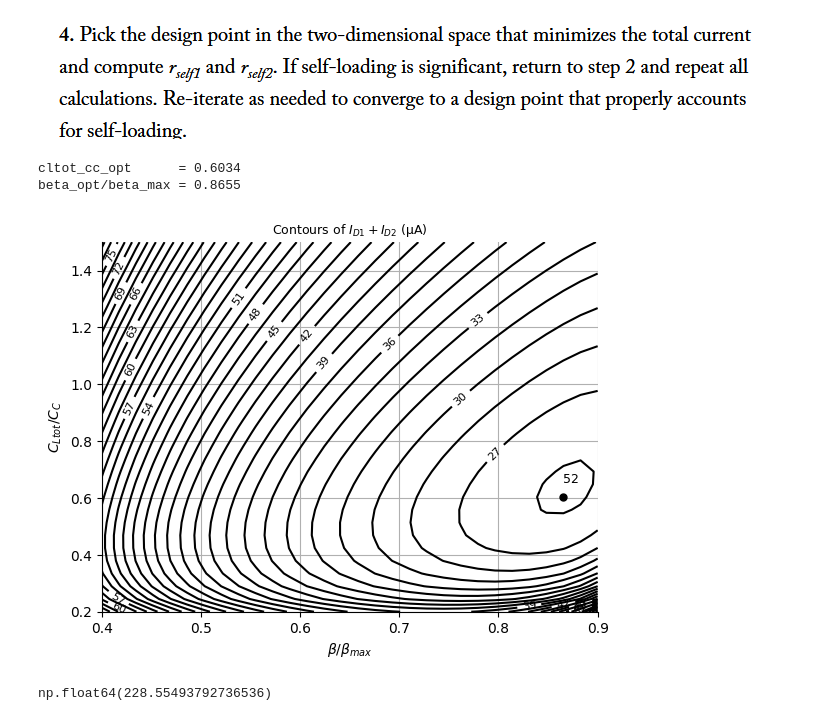
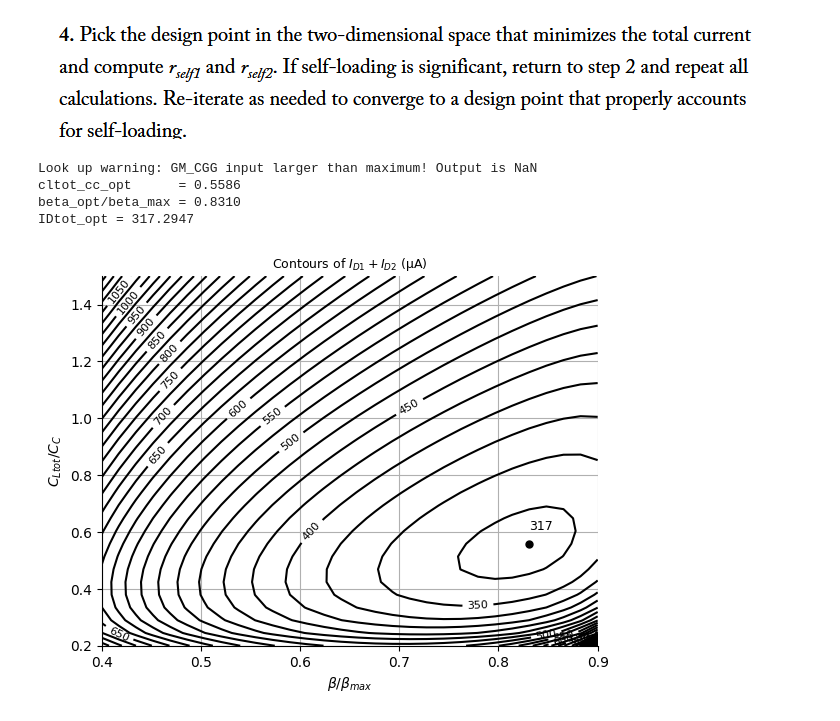
Before and after one commit to Surfeur974/gmadrid, a Jupyter notebook: SC_2stage_OTA.ipynb, the cells around one changed output. Drawn from its saved outputs; the diff is of its cells as text; code cells hidden in the pictures.

```diff
--- a/SC_2stage_OTA.ipynb
+++ b/SC_2stage_OTA.ipynb
@@ -54,7 +55,7 @@ s = {
     'fp2'       : 0,
     'vod_noise' : 400e-6,
     'L0' : 50,
-    'ts' : 50e-9,
+    'ts' : 5e-9,
 }
 beta_max = 1 / (1 + s['G'])
 s['fu1'] = 1/(2*np.pi) * np.log(1/ (0.1/100)) / s['ts']
@@ -62,12 +63,12 @@ s['fp2'] = s['fu1'] * 6.0
 
 # Constants for another design
 d = {
-    'L1': 0.5,
-    'L4': 0.5,
-    'L2': 0.5,
-    'L3': 0.5,
-    'gam1': 0.5,
-    'gam4': 0.5,
+    'L1': 0.15,
+    'L4': 0.15,
+    'L2': 0.2,
+    'L3': 0.2,
+    'gam1': 0.8,
+    'gam4': 0.8,
     'gam2': 0.8,
     'gam3': 0.8,
     'gm3_gm1': 1.0,
@@ -159,44 +160,46 @@ def two_stage(nmos, pmos, s, d):
         p['rself1'][j,:] = (m1['cdd'][j,:] + m3['cdd'][j,:]) / m2['cgs'][j,:]
         p['rself2'][j,:] = ((m2['cdd'][j,:] - m2['cgd'][j,:]) + m4['cdd'][j,:]) / (cl + (1 - beta) * cf)
 
     return m1, m2, m3, m4, p
 
 
 m1,m2,m3,m4,p = two_stage(nmos4, pmos4, s, d)
 
 ID1 = m1['id']
 ID2 = m2['id']
 GMID1 = m1['gmid']
 GMID2 = m2['gmid']
 
-#find point with lowest curren
-ID_TOT = ID1+ID2
-idx              = np.nanargmin(ID_TOT)
-idx_beta,idx_cl = np.unravel_index(idx, ID_TOT.shape)
-IDtot_opt        = ID_TOT[idx_cl,idx_beta]
-cltot_cc_opt     = d['cltot_cc'][idx_cl]
-beta_opt         = d['beta'][idx_beta]
+ID_TOT = ID1 + ID2
+
+idx = np.nanargmin(ID_TOT)
+
+idx_beta, idx_cl = np.unravel_index(idx, ID_TOT.shape)
+
+IDtot_opt    = ID_TOT[idx_beta, idx_cl]
+cltot_cc_opt = d['cltot_cc'][idx_cl]
+beta_opt     = d['beta'][idx_beta]
 
 print(f"cltot_cc_opt      = {cltot_cc_opt:.4f}")
 print(f"beta_opt/beta_max = {beta_opt/beta_max:.4f}")
+print(f"IDtot_opt = {IDtot_opt*1e6:.4f}")
 
 # ── Contour plot ─────────────────────────────────────────────────
 # ID_TOT est (N_beta, M_cltot) → transpose pour contour(x=beta, y=cltot_cc)
 fig, ax = plt.subplots()
 cs = ax.contour(d['beta']/beta_max, d['cltot_cc'], ID_TOT.T * 1e6, levels=40, colors='k')
 ax.clabel(cs, cs.levels[::2], inline=True, fmt='%d', fontsize=8)
 ax.set_xlabel(r'$\beta/\beta_{max}$')
 ax.set_ylabel(r'$C_{Ltot}/C_C$')
 ax.set_title(r'Contours of $I_{D1}+I_{D2}$ (µA)', fontsize=9, fontweight='normal')
 
 ax.plot(beta_opt/beta_max, cltot_cc_opt, 'ko', markersize=5)
 ax.text(beta_opt/beta_max, cltot_cc_opt + 0.05, f'{IDtot_opt*1e6:.0f}', fontsize=9)
 plt.show()
-
-m2['W'][idx_cl][idx_beta]
 # %% [output]
-cltot_cc_opt      = 0.6034
-beta_opt/beta_max = 0.8655
+Look up warning: GM_CGG input larger than maximum! Output is NaN
+cltot_cc_opt      = 0.5586
+beta_opt/beta_max = 0.8310
+IDtot_opt = 317.2947
-[figure, old version]
+[figure, new version]
-np.float64(228.55493792736536)
 # %%
```
Also changed, not shown: parts of 6 cells of this notebook, 2 other files.
